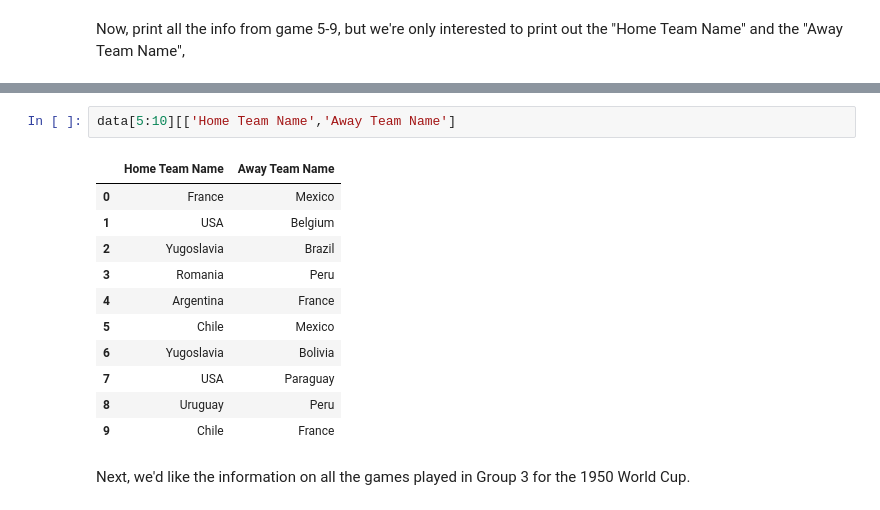
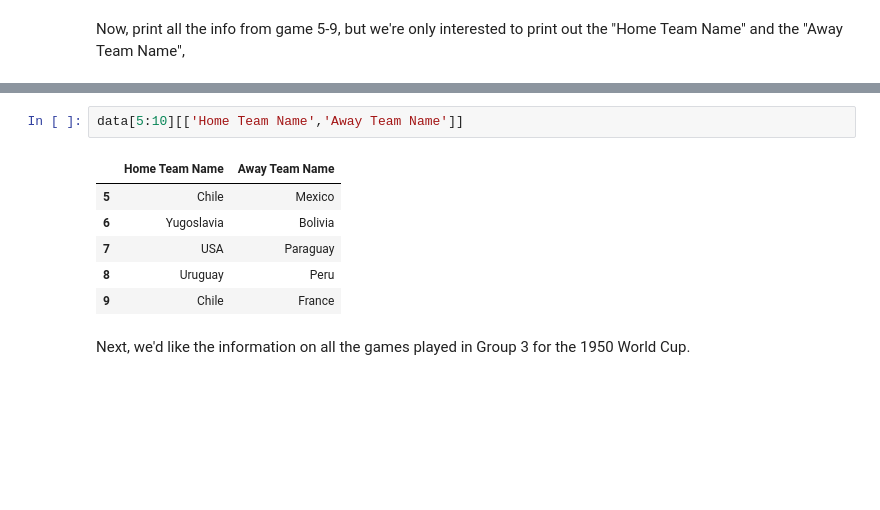
Before and after one commit to asafi1997/dsc-accessing-data-with-pandas-lab-nyc-ds-060319, a Jupyter notebook: index.ipynb, the cells around one changed output, grey strips where cells are left out. Saved outputs shown, nothing was run; the diff lists cells and outputs as text; blank space fills up the shorter version.

```diff
--- a/index.ipynb
+++ b/index.ipynb
@@ -173,14 +173,9 @@ data.loc[0:9, ['Home Team Name', 'Away Team Name']]
 | 8 | Uruguay | Peru |
 | 9 | Chile | France |
 # %%
-data[5:10][['Home Team Name','Away Team Name']
+data[5:10][['Home Team Name','Away Team Name']]
 # %% [output]
 |  | Home Team Name | Away Team Name |
-| 0 | France | Mexico |
-| 1 | USA | Belgium |
-| 2 | Yugoslavia | Brazil |
-| 3 | Romania | Peru |
-| 4 | Argentina | France |
 | 5 | Chile | Mexico |
 | 6 | Yugoslavia | Bolivia |
 | 7 | USA | Paraguay |
```
Also changed, not shown: parts of 1 cell of this notebook.
